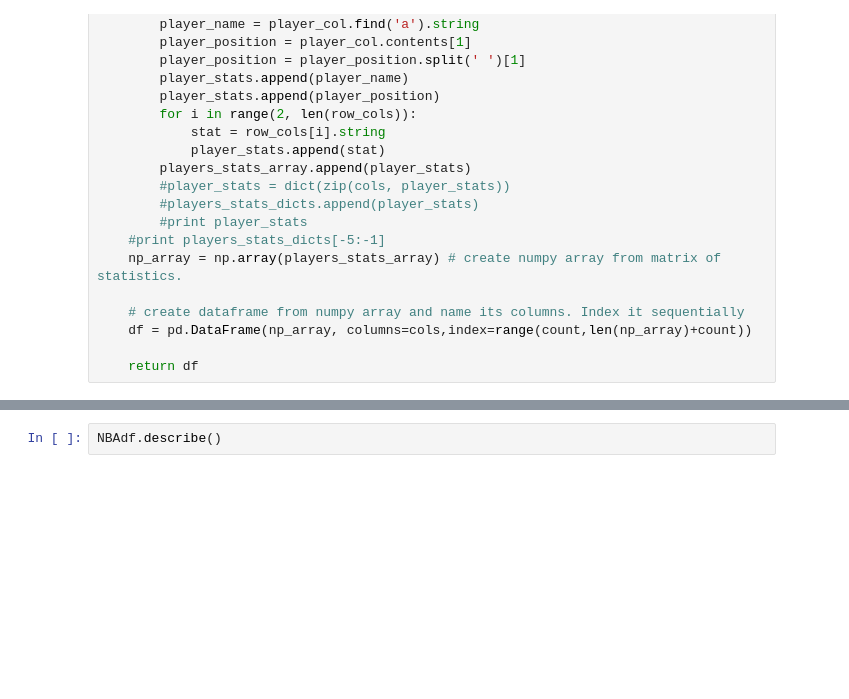
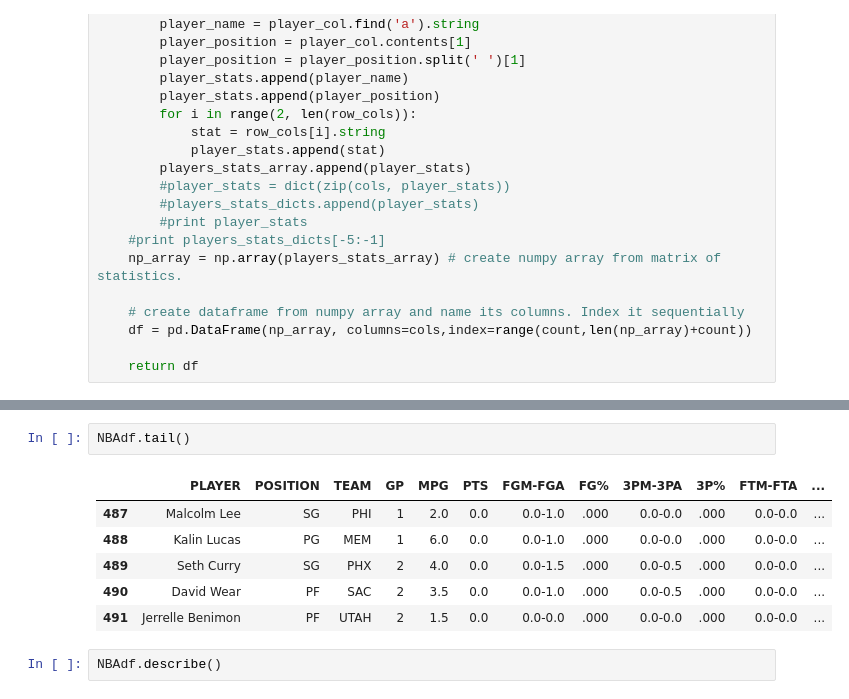
Before and after one commit to pburkard88/DS_BOS_07_Students, a Jupyter notebook: VivaHorowitz/04_Intro_to_Web_Scraping,_my_version.ipynb, the cells around one changed output, grey strips where cells are left out. Drawn from its saved outputs; the diff is of its cells as text; blank space fills up the shorter version.

```diff
--- a/VivaHorowitz/04_Intro_to_Web_Scraping,_my_version.ipynb
+++ b/VivaHorowitz/04_Intro_to_Web_Scraping,_my_version.ipynb
@@ -349,3 +320,12 @@ for n in range(1,482,40):
+# %%
+NBAdf.tail()
+# %% [output]
+|  | PLAYER | POSITION | TEAM | GP | MPG | PTS | FGM-FGA | FG% | 3PM-3PA | 3P% | FTM-FTA | ... |
+| 487 | Malcolm Lee | SG | PHI | 1 | 2.0 | 0.0 | 0.0-1.0 | .000 | 0.0-0.0 | .000 | 0.0-0.0 | ... |
+| 488 | Kalin Lucas | PG | MEM | 1 | 6.0 | 0.0 | 0.0-1.0 | .000 | 0.0-0.0 | .000 | 0.0-0.0 | ... |
+| 489 | Seth Curry | SG | PHX | 2 | 4.0 | 0.0 | 0.0-1.5 | .000 | 0.0-0.5 | .000 | 0.0-0.0 | ... |
+| 490 | David Wear | PF | SAC | 2 | 3.5 | 0.0 | 0.0-1.0 | .000 | 0.0-0.5 | .000 | 0.0-0.0 | ... |
+| 491 | Jerrelle Benimon | PF | UTAH | 2 | 1.5 | 0.0 | 0.0-0.0 | .000 | 0.0-0.0 | .000 | 0.0-0.0 | ... |
 # %%
 NBAdf.describe()
 # %% [output]
```
Also changed, not shown: parts of 4 cells of this notebook.
